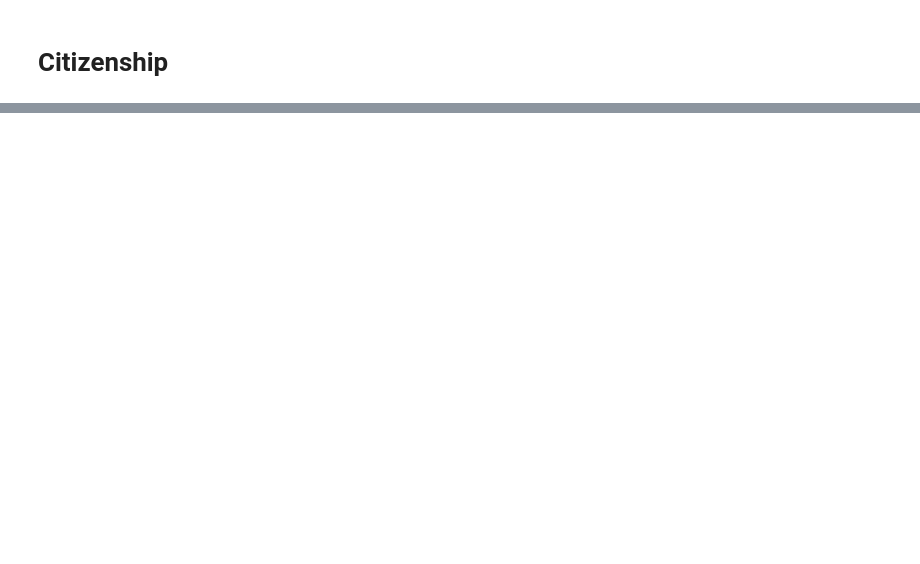
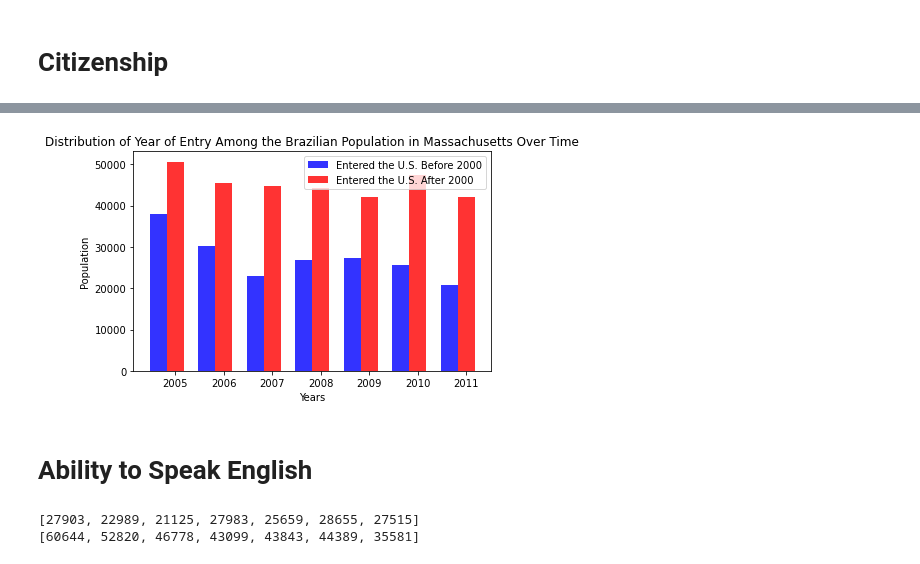
Before and after one commit to BU-Spark/ds-boston-bpda-br-census, a Jupyter notebook: Notebook Files/Brazilian Immigrant Population Over Time.ipynb, the cells around one changed output, grey strips where cells are left out. Cells and saved outputs as stored; diff of their text form; code cells hidden in the pictures; blank space fills up the shorter version.

```diff
--- a/Notebook Files/Brazilian Immigrant Population Over Time.ipynb
+++ b/Notebook Files/Brazilian Immigrant Population Over Time.ipynb
@@ -350,0 +371,48 @@ graph_citizenship_over_time(citizen_count, non_citizen_count, years)
+# %%
+# Graphs the distribution of Year of Entry overtime
+def YOE_over_time(before2000_count, after2000_count, years):
+    # data to plot
+    n_groups = len(before2000_count)
+
+    # create plot
+    fig, ax = plt.subplots()
+    index = np.arange(n_groups)
+    bar_width = 0.35
+    opacity = 0.8
+
+    plt.bar(index, before2000_count, bar_width,
+        alpha=opacity,
+        color='b',
+        label='Entered the U.S. Before 2000')
+
+    plt.bar(index + bar_width, after2000_count, bar_width,
+        alpha=opacity,
+        color='r',
+        label='Entered the U.S. After 2000')
+
+    plt.xlabel('Years')
+    plt.ylabel('Population')
+    plt.title('Distribution of Year of Entry Among the Brazilian Population in Massachusetts Over Time')
+    plt.xticks(index + bar_width, years)
+    plt.legend()
+
+    plt.tight_layout()
+    plt.show()
+
+YOE_over_time(before2000_count, after2000_count, years)
+# %% [output]
+[figure, added]
+# %% [markdown]
+# Ability to Speak English
+# %%
+verywell_count = []
+lessthan_count = []
+for year in year_tuple:
+    verywell_count.append(year[25][0]-year[25][29])
+    lessthan_count.append(year[25][29])
+
+print(verywell_count)
+print(lessthan_count)
+# %% [output]
+[27903, 22989, 21125, 27983, 25659, 28655, 27515]
+[60644, 52820, 46778, 43099, 43843, 44389, 35581]
```
Also changed, not shown: parts of 6 cells of this notebook.
